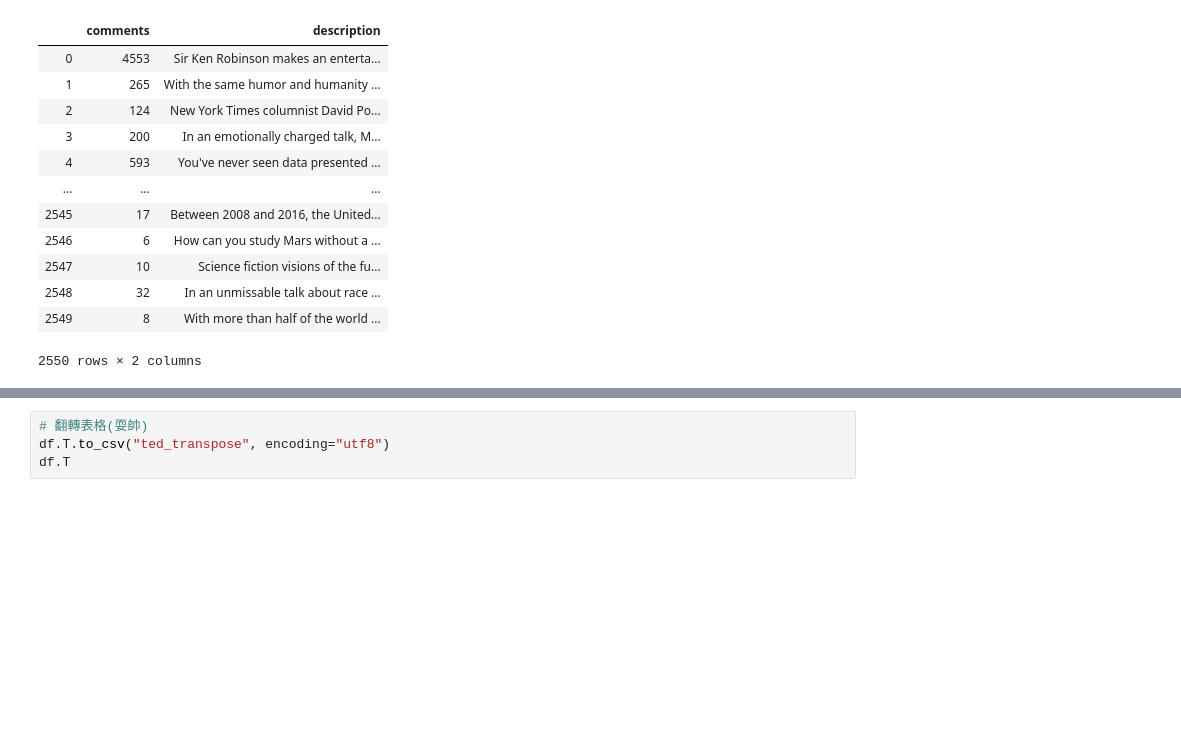
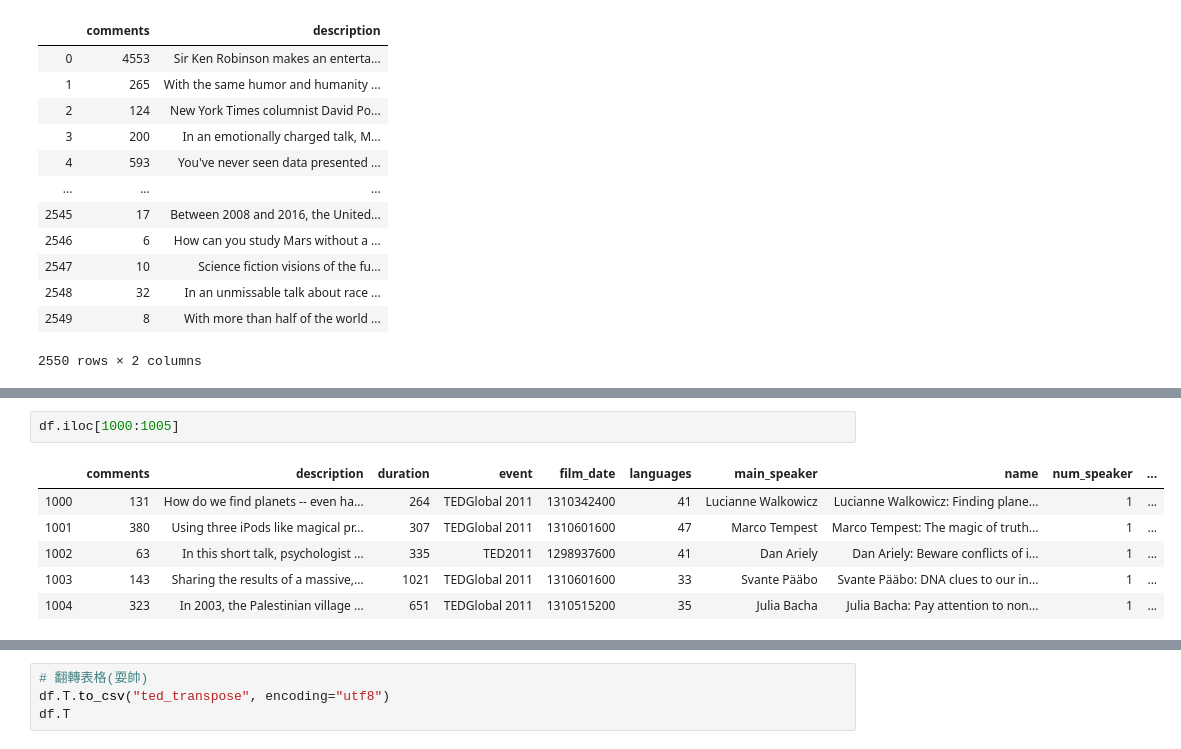
Before and after one commit to lennox0909/tibame_crawler, a Jupyter notebook: 0825_ted.ipynb, the cells around one changed output, grey strips where cells are left out. Cells and saved outputs as stored; diff of their text form; blank space fills up the shorter version.

```diff
--- a/0825_ted.ipynb
+++ b/0825_ted.ipynb
@@ -60,0 +104,9 @@ df[["comments","description"]]
+# %%
+df.iloc[1000:1005]
+# %% [output]
+|  | comments | description | duration | event | film_date | languages | main_speaker | name | num_speaker | ... |
+| 1000 | 131 | How do we find planets -- even ha... | 264 | TEDGlobal 2011 | 1310342400 | 41 | Lucianne Walkowicz | Lucianne Walkowicz: Finding plane... | 1 | ... |
+| 1001 | 380 | Using three iPods like magical pr... | 307 | TEDGlobal 2011 | 1310601600 | 47 | Marco Tempest | Marco Tempest: The magic of truth... | 1 | ... |
+| 1002 | 63 | In this short talk, psychologist ... | 335 | TED2011 | 1298937600 | 41 | Dan Ariely | Dan Ariely: Beware conflicts of i... | 1 | ... |
+| 1003 | 143 | Sharing the results of a massive,... | 1021 | TEDGlobal 2011 | 1310601600 | 33 | Svante Pääbo | Svante Pääbo: DNA clues to our in... | 1 | ... |
+| 1004 | 323 | In 2003, the Palestinian village ... | 651 | TEDGlobal 2011 | 1310515200 | 35 | Julia Bacha | Julia Bacha: Pay attention to non... | 1 | ... |
```
Also changed, not shown: parts of 14 cells of this notebook.
